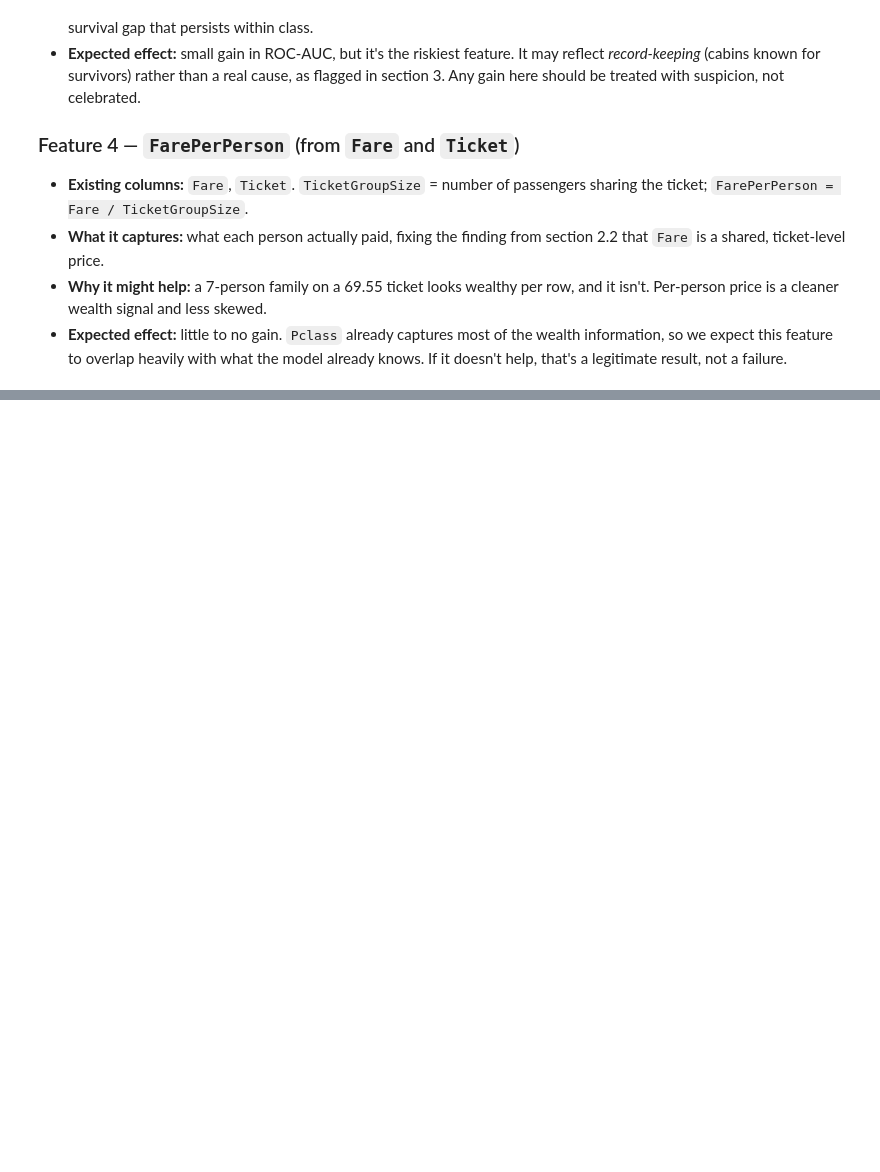
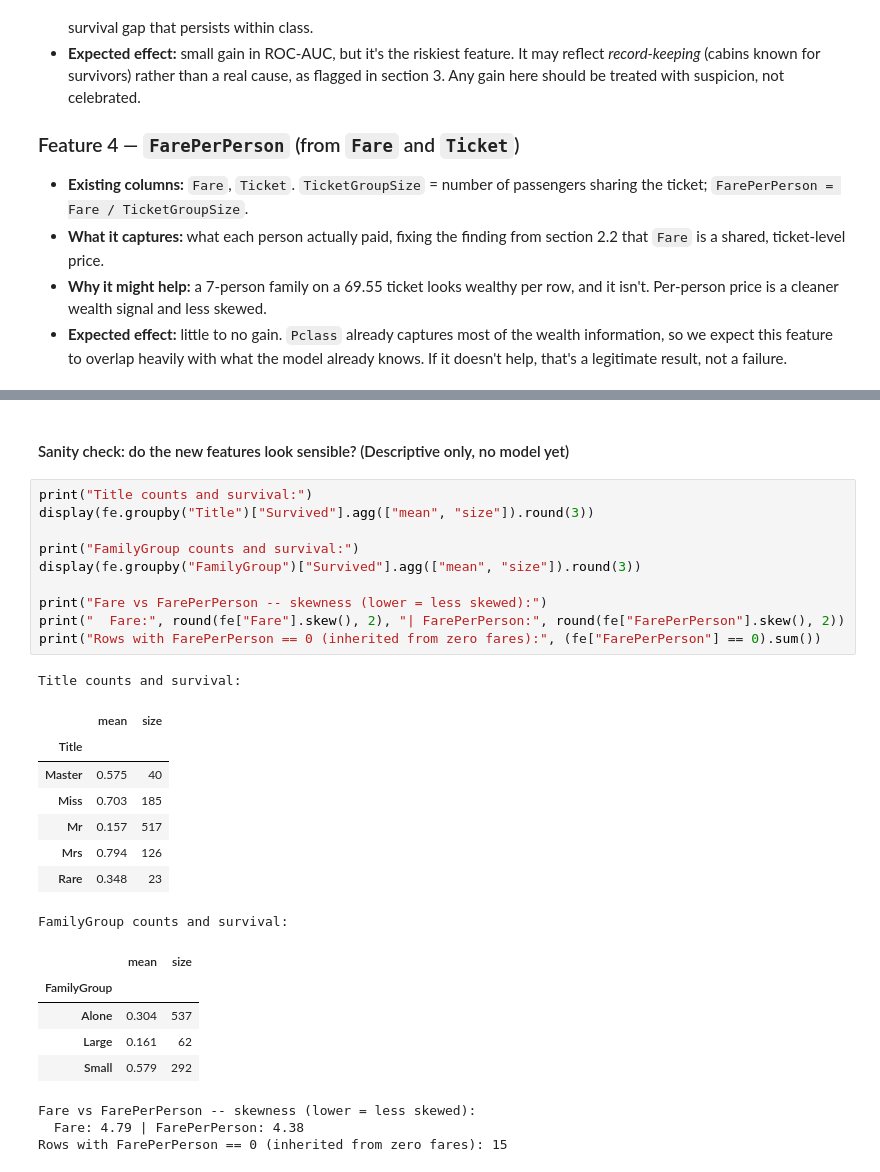
Before and after one commit to Kimberlywangari/titanic-feature-engineering, a Jupyter notebook: feature-engineering.ipynb, the cells around one changed output, grey strips where cells are left out. Saved outputs shown, nothing was run; the diff lists cells and outputs as text; blank space fills up the shorter version.

```diff
--- a/feature-engineering.ipynb
+++ b/feature-engineering.ipynb
@@ -584,0 +622,30 @@ The hypotheses below are written *before* any results are looked at. Section 7 c
+# %% [markdown]
+#### Sanity check: do the new features look sensible? (Descriptive only, no model yet)
+# %%
+print("Title counts and survival:")
+display(fe.groupby("Title")["Survived"].agg(["mean", "size"]).round(3))
+
+print("FamilyGroup counts and survival:")
+display(fe.groupby("FamilyGroup")["Survived"].agg(["mean", "size"]).round(3))
+
+print("Fare vs FarePerPerson -- skewness (lower = less skewed):")
+print("  Fare:", round(fe["Fare"].skew(), 2), "| FarePerPerson:", round(fe["FarePerPerson"].skew(), 2))
+print("Rows with FarePerPerson == 0 (inherited from zero fares):", (fe["FarePerPerson"] == 0).sum())
+# %% [output]
+Title counts and survival:
+|  | mean | size |
+| Title |  |  |
+| Master | 0.575 | 40 |
+| Miss | 0.703 | 185 |
+| Mr | 0.157 | 517 |
+| Mrs | 0.794 | 126 |
+| Rare | 0.348 | 23 |
+FamilyGroup counts and survival:
+|  | mean | size |
+| FamilyGroup |  |  |
+| Alone | 0.304 | 537 |
+| Large | 0.161 | 62 |
+| Small | 0.579 | 292 |
+Fare vs FarePerPerson -- skewness (lower = less skewed):
+  Fare: 4.79 | FarePerPerson: 4.38
+Rows with FarePerPerson == 0 (inherited from zero fares): 15
```
Also changed, not shown: parts of 3 cells of this notebook.
